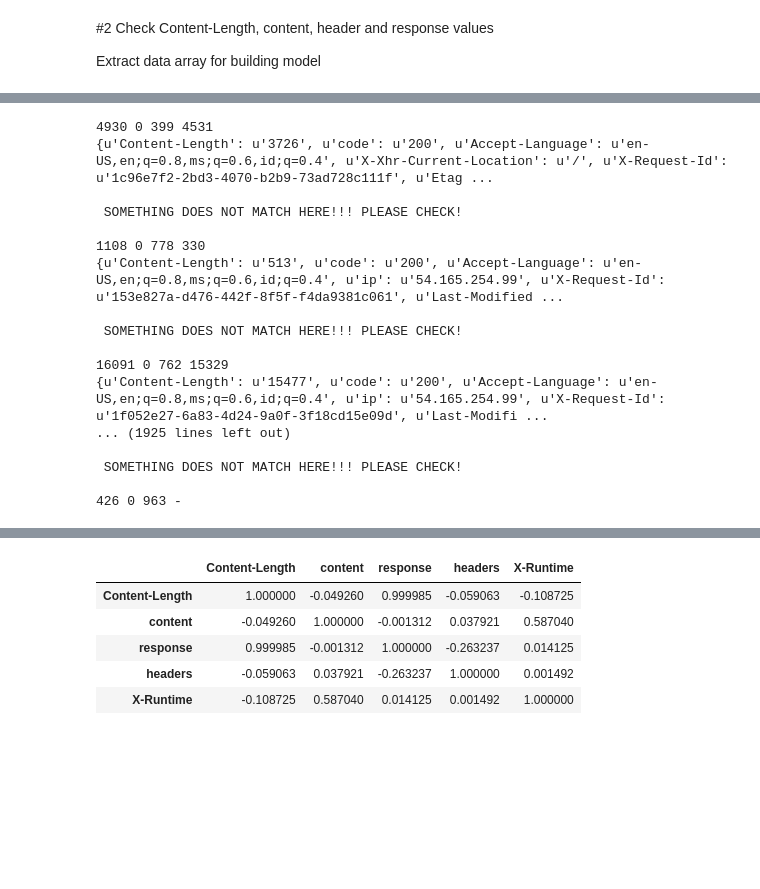
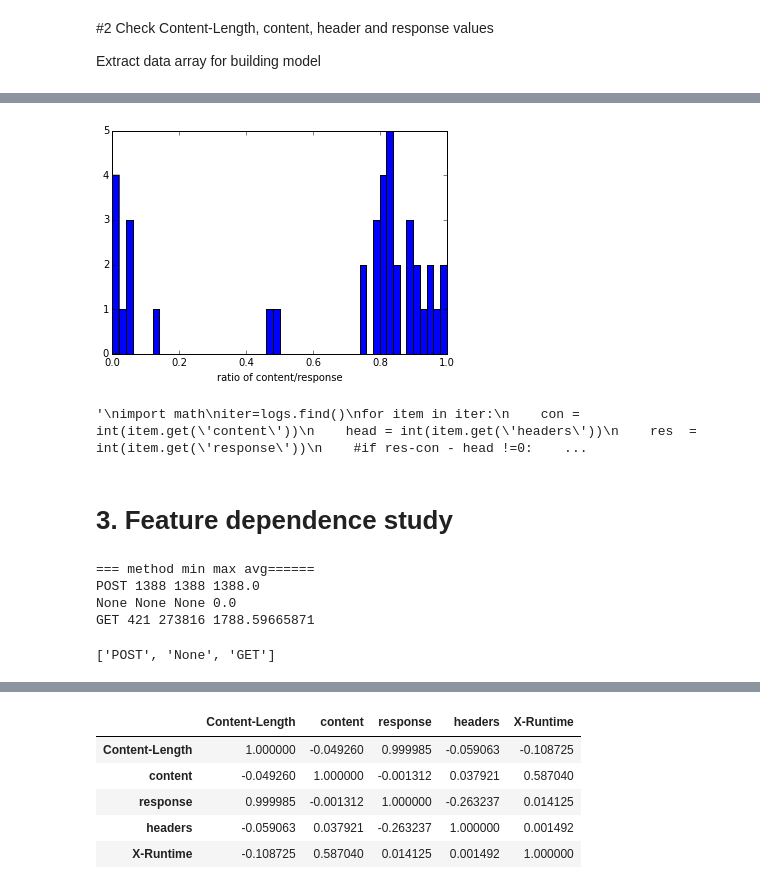
Before and after one commit to wangwf/Codes, a Jupyter notebook: dataLogs/mongodb.ipynb, the cells around one changed output, grey strips where cells are left out. Saved outputs shown, nothing was run; the diff lists cells and outputs as text; code cells hidden in the pictures; blank space fills up the shorter version.

```diff
--- a/dataLogs/mongodb.ipynb
+++ b/dataLogs/mongodb.ipynb
@@ -271,50 +300,61 @@ plt.show()
 # %%
 import operator
 #print map(operator.sub,  csize, rsize)
 #print map(operator.truediv, rsize, csize)
 from __future__ import division
 ratio=[ x/y for x,y in zip(csize, rsize)]
 #csize
 ratio
 
 plt.figure("ratio of content/response")
-#plt.xlabel("runtime")
+plt.xlabel("ratio of content/response")
 #plt.ylabel("size")
 plt.hist(ratio,bins=50)
 plt.show()
+# %% [output]
+[figure, added]
 # %%
 # response = content + header
 #
-# response -content - header ~ 170, overhead
+# response - content - header ~ 170, overhead
 #
 #
 #
+'''
 import math
-iter=logs.find({})
+iter=logs.find()
 for item in iter:
-    con = int(item['content'])
-    head = int(item['headers'])
-    res  = int(item['response'])
+    con = int(item.get('content'))
+    head = int(item.get('headers'))
+    res  = int(item.get('response'))
     #if res-con - head !=0:           print res, con, head, res-con - head
     if math.fabs(res-con-head -170)>5:
         print res, con, head, res-con - head
-        print item
+        #print item
         print "\n Something does not match here!!! Please check! \n".upper()
+'''
 # %% [output]
-4930 0 399 4531
-{u'Content-Length': u'3726', u'code': u'200', u'Accept-Language': u'en-US,en;q=0.8,ms;q=0.6,id;q=0.4', u'X-Xhr-Current-Location': u'/', u'X-Request-Id': u'1c96e7f2-2bd3-4070-b2b9-73ad728c111f', u'Etag ...
-
- SOMETHING DOES NOT MATCH HERE!!! PLEASE CHECK!
-
-1108 0 778 330
-{u'Content-Length': u'513', u'code': u'200', u'Accept-Language': u'en-US,en;q=0.8,ms;q=0.6,id;q=0.4', u'ip': u'54.165.254.99', u'X-Request-Id': u'153e827a-d476-442f-8f5f-f4da9381c061', u'Last-Modified ...
-
- SOMETHING DOES NOT MATCH HERE!!! PLEASE CHECK!
-
-16091 0 762 15329
-{u'Content-Length': u'15477', u'code': u'200', u'Accept-Language': u'en-US,en;q=0.8,ms;q=0.6,id;q=0.4', u'ip': u'54.165.254.99', u'X-Request-Id': u'1f052e27-6a83-4d24-9a0f-3f18cd15e09d', u'Last-Modifi ...
-... (1925 lines left out)
-
- SOMETHING DOES NOT MATCH HERE!!! PLEASE CHECK!
-
-426 0 963 -
+'\nimport math\niter=logs.find()\nfor item in iter:\n    con = int(item.get(\'content\'))\n    head = int(item.get(\'headers\'))\n    res  = int(item.get(\'response\'))\n    #if res-con - head !=0:    ...
+# %% [markdown]
+# 3. Feature dependence study
+# %%
+
+Rm = variableDependenc("method")
+
+#x =[ item.get("minRes") if item.get("minRes") is None else 0  for item in Rm["result"]["minRes"] ]
+
+#type(Rm)
+ymin = [int(item.get("minRes") or 0) for item in Rm["result"]]
+ymax = [int(item.get("maxRes") or 0) for item in Rm["result"]]
+yavg = [int(item.get("avgRes") or 0) for item in Rm["result"]]
+
+
+xTicks=[str(item.get("_id")) for item in Rm["result"]]
+#    print item.get("minRes")  #.get("minRes")
+xTicks
+# %% [output]
+=== method min max avg======
+POST 1388 1388 1388.0
+None None None 0.0
+GET 421 273816 1788.59665871
+['POST', 'None', 'GET']
```
Also changed, not shown: parts of 21 cells of this notebook, 2 other files.
